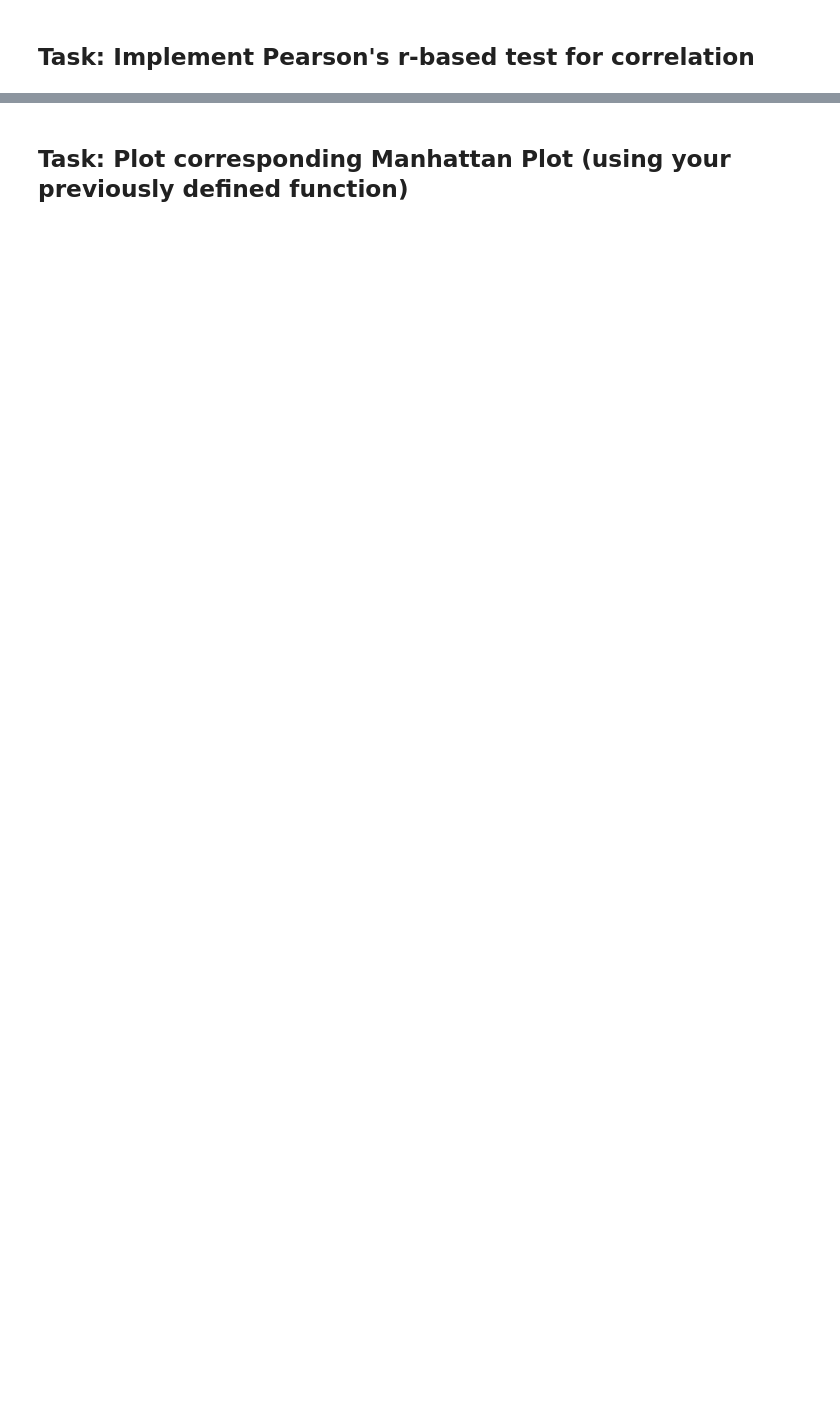
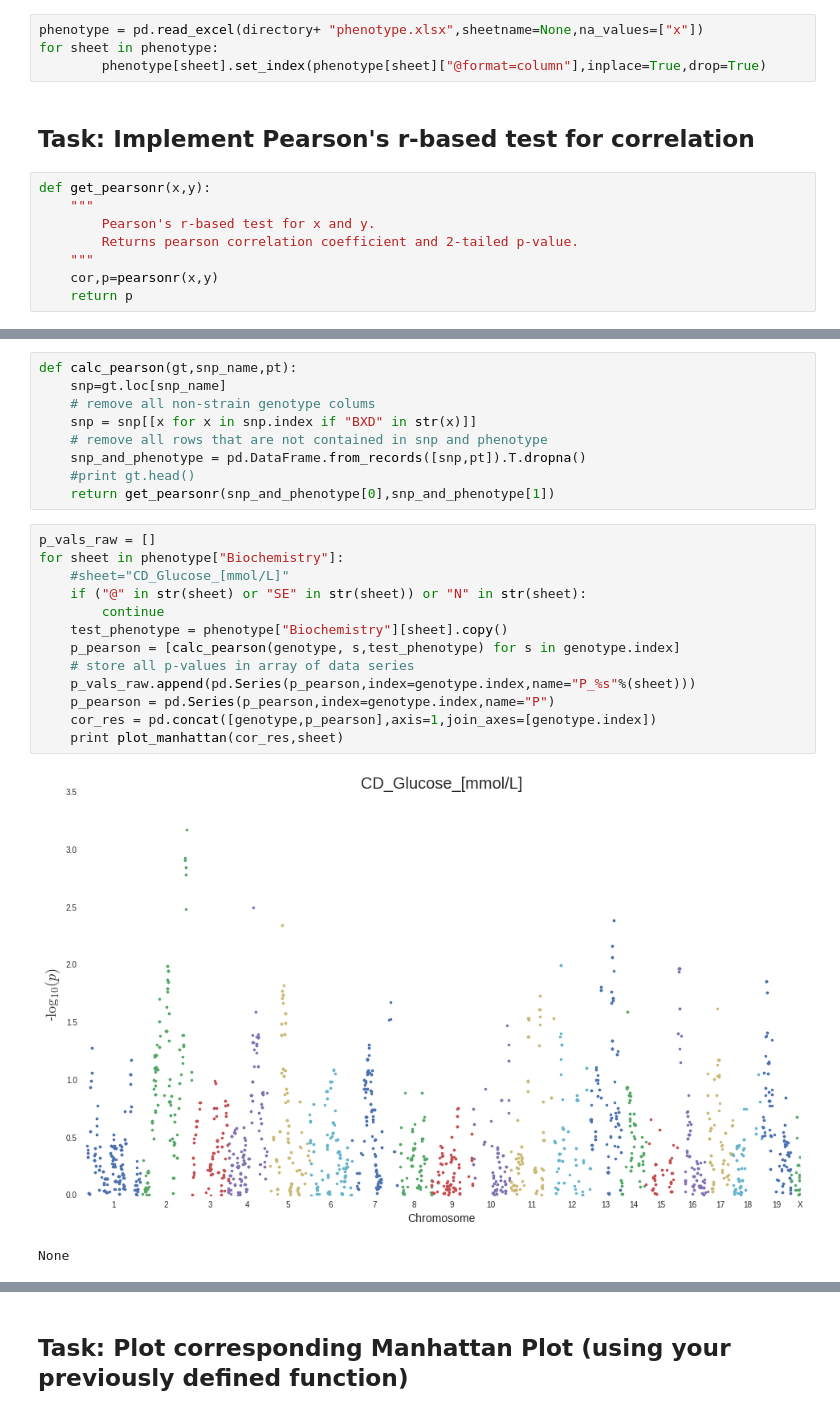
Before and after one commit to Alexstoppel/Integrated_Bioinformatics, a Jupyter notebook: notebooks/Day3_GWAS_part1.ipynb, the cells around one changed output, grey strips where cells are left out. Cells and saved outputs as stored; diff of their text form; blank space fills up the shorter version.

Commit message:
Application on all sheets still missing

```diff
--- a/notebooks/Day3_GWAS_part1.ipynb
+++ b/notebooks/Day3_GWAS_part1.ipynb
@@ -520,5 +689,17 @@ All of the phenotype data provided in the multi-omics publication is actually no
 ## Task: Import relevant functions from scipy
 # %% [markdown]
 ## Task: Load Phenotype spreadsheets from paper supplement
+# %%
+phenotype = pd.read_excel(directory+ "phenotype.xlsx",sheetname=None,na_values=["x"])
+for sheet in phenotype:
+        phenotype[sheet].set_index(phenotype[sheet]["@format=column"],inplace=True,drop=True)
 # %% [markdown]
 ## Task: Implement Pearson's r-based test for correlation
+# %%
+def get_pearsonr(x,y):
+    """
+        Pearson's r-based test for x and y.
+        Returns pearson correlation coefficient and 2-tailed p-value.
+    """
+    cor,p=pearsonr(x,y)
+    return p
@@ -524,0 +717,25 @@ All of the phenotype data provided in the multi-omics publication is actually no
+# %%
+def calc_pearson(gt,snp_name,pt):
+    snp=gt.loc[snp_name]
+    # remove all non-strain genotype colums
+    snp = snp[[x for x in snp.index if "BXD" in str(x)]]
+    # remove all rows that are not contained in snp and phenotype
+    snp_and_phenotype = pd.DataFrame.from_records([snp,pt]).T.dropna()
+    #print gt.head()
+    return get_pearsonr(snp_and_phenotype[0],snp_and_phenotype[1])
+# %%
+p_vals_raw = []
+for sheet in phenotype["Biochemistry"]:
+    #sheet="CD_Glucose_[mmol/L]"
+    if ("@" in str(sheet) or "SE" in str(sheet)) or "N" in str(sheet):
+        continue
+    test_phenotype = phenotype["Biochemistry"][sheet].copy()
+    p_pearson = [calc_pearson(genotype, s,test_phenotype) for s in genotype.index]
+    # store all p-values in array of data series
+    p_vals_raw.append(pd.Series(p_pearson,index=genotype.index,name="P_%s"%(sheet)))
+    p_pearson = pd.Series(p_pearson,index=genotype.index,name="P")
+    cor_res = pd.concat([genotype,p_pearson],axis=1,join_axes=[genotype.index])
+    print plot_manhattan(cor_res,sheet)
+# %% [output]
+[figure, added]
+None
```
Also changed, not shown: parts of 26 cells of this notebook, 4 other files.
